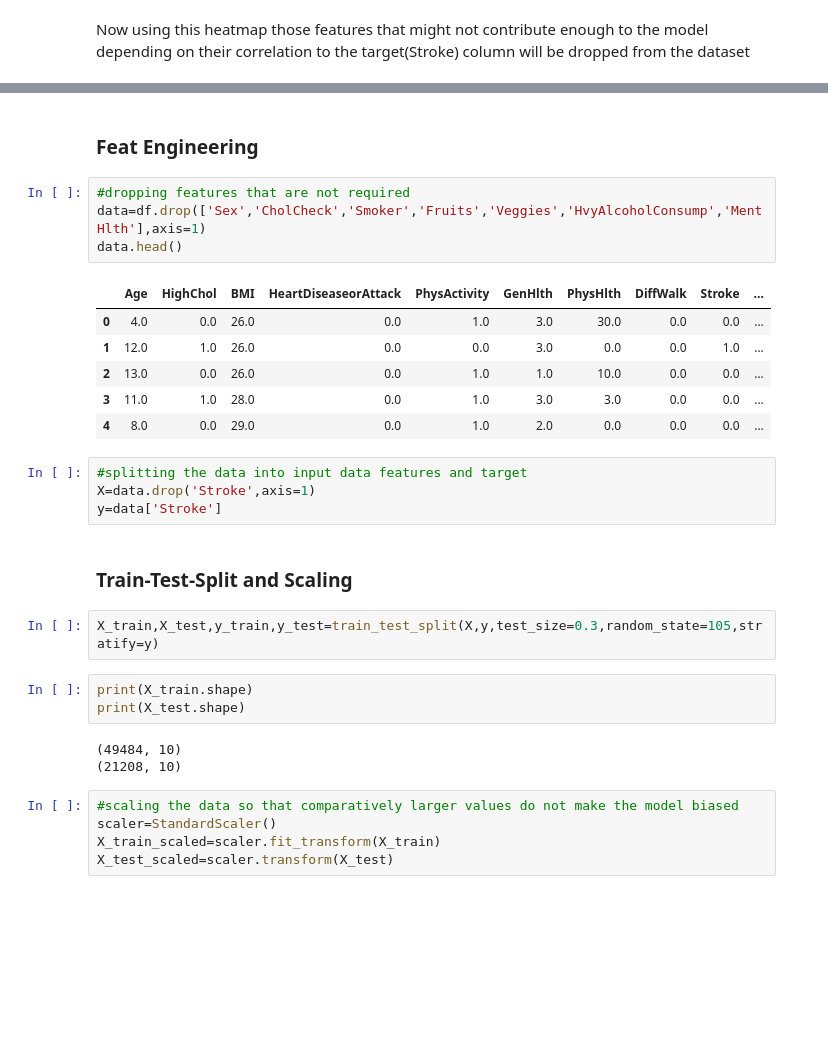
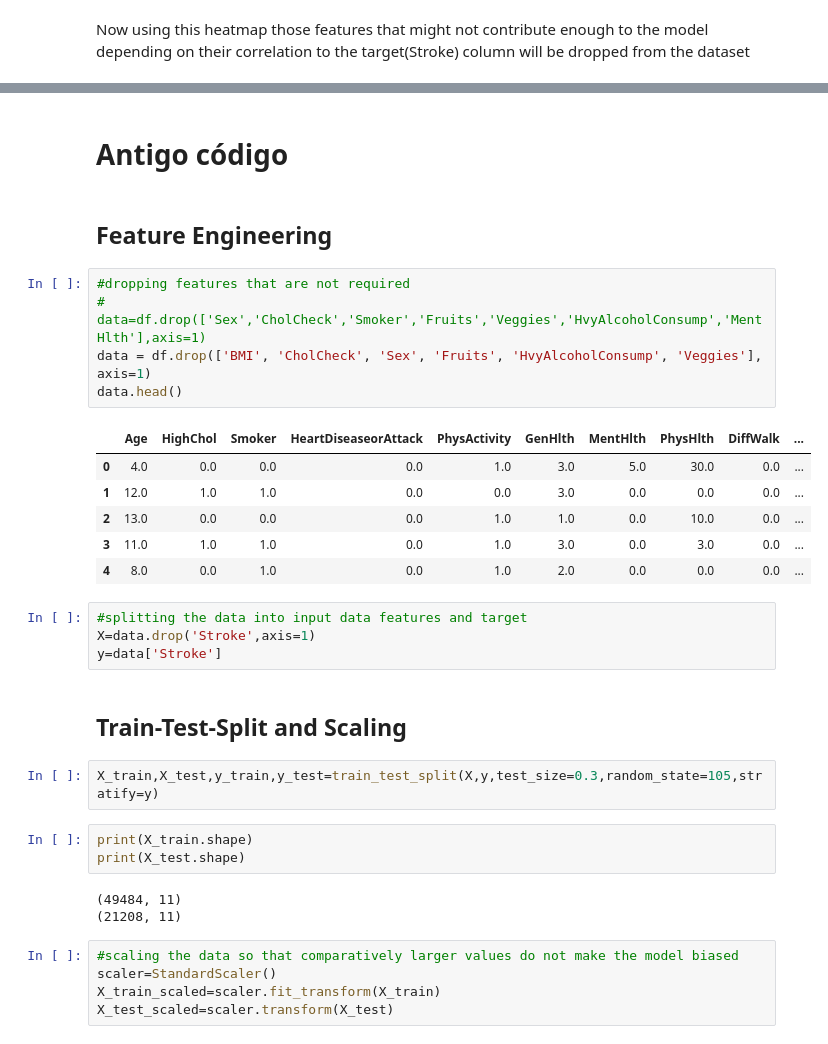
Before and after one commit to TurnipPudding/Machine-Learning---SCC0276, a Jupyter notebook: DHS Prediction (Stroke Prediction_Multiple Models_Classification).ipynb, the cells around one changed output, grey strips where cells are left out. Saved outputs shown, nothing was run; the diff lists cells and outputs as text; blank space fills up the shorter version.

```diff
--- a/DHS Prediction (Stroke Prediction_Multiple Models_Classification).ipynb
+++ b/DHS Prediction (Stroke Prediction_Multiple Models_Classification).ipynb
@@ -162,30 +745,33 @@ Now using this heatmap those features that might not contribute enough to the mo
+# %% [markdown]
+# Antigo código
 # %% [markdown]
-### Feat Engineering
+## Feature Engineering
 # %%
 #dropping features that are not required
-data=df.drop(['Sex','CholCheck','Smoker','Fruits','Veggies','HvyAlcoholConsump','MentHlth'],axis=1)
+# data=df.drop(['Sex','CholCheck','Smoker','Fruits','Veggies','HvyAlcoholConsump','MentHlth'],axis=1)
+data = df.drop(['BMI', 'CholCheck', 'Sex', 'Fruits', 'HvyAlcoholConsump', 'Veggies'], axis=1)
 data.head()
 # %% [output]
-|  | Age | HighChol | BMI | HeartDiseaseorAttack | PhysActivity | GenHlth | PhysHlth | DiffWalk | Stroke | ... |
-| 0 | 4.0 | 0.0 | 26.0 | 0.0 | 1.0 | 3.0 | 30.0 | 0.0 | 0.0 | ... |
-| 1 | 12.0 | 1.0 | 26.0 | 0.0 | 0.0 | 3.0 | 0.0 | 0.0 | 1.0 | ... |
-| 2 | 13.0 | 0.0 | 26.0 | 0.0 | 1.0 | 1.0 | 10.0 | 0.0 | 0.0 | ... |
-| 3 | 11.0 | 1.0 | 28.0 | 0.0 | 1.0 | 3.0 | 3.0 | 0.0 | 0.0 | ... |
-| 4 | 8.0 | 0.0 | 29.0 | 0.0 | 1.0 | 2.0 | 0.0 | 0.0 | 0.0 | ... |
+|  | Age | HighChol | Smoker | HeartDiseaseorAttack | PhysActivity | GenHlth | MentHlth | PhysHlth | DiffWalk | ... |
+| 0 | 4.0 | 0.0 | 0.0 | 0.0 | 1.0 | 3.0 | 5.0 | 30.0 | 0.0 | ... |
+| 1 | 12.0 | 1.0 | 1.0 | 0.0 | 0.0 | 3.0 | 0.0 | 0.0 | 0.0 | ... |
+| 2 | 13.0 | 0.0 | 0.0 | 0.0 | 1.0 | 1.0 | 0.0 | 10.0 | 0.0 | ... |
+| 3 | 11.0 | 1.0 | 1.0 | 0.0 | 1.0 | 3.0 | 0.0 | 3.0 | 0.0 | ... |
+| 4 | 8.0 | 0.0 | 1.0 | 0.0 | 1.0 | 2.0 | 0.0 | 0.0 | 0.0 | ... |
 # %%
 #splitting the data into input data features and target
 X=data.drop('Stroke',axis=1)
 y=data['Stroke']
 # %% [markdown]
-### Train-Test-Split and Scaling
+## Train-Test-Split and Scaling
 # %%
 X_train,X_test,y_train,y_test=train_test_split(X,y,test_size=0.3,random_state=105,stratify=y)
 # %%
 print(X_train.shape)
 print(X_test.shape)
 # %% [output]
-(49484, 10)
-(21208, 10)
+(49484, 11)
+(21208, 11)
 # %%
 #scaling the data so that comparatively larger values do not make the model biased
 scaler=StandardScaler()
```
Also changed, not shown: parts of 59 cells of this notebook.
